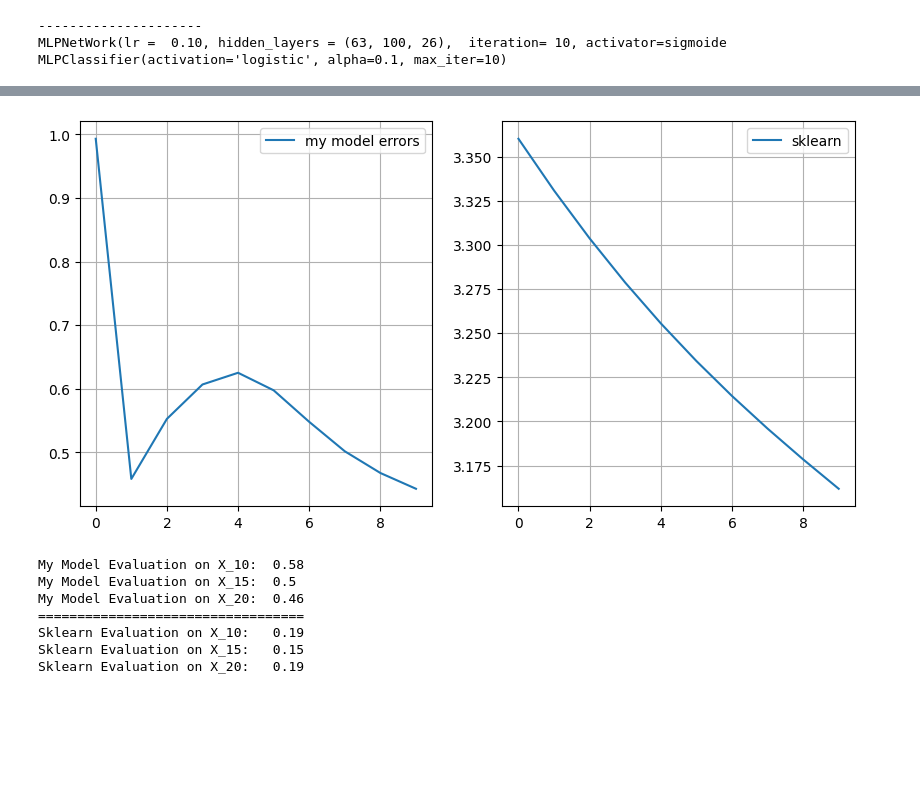
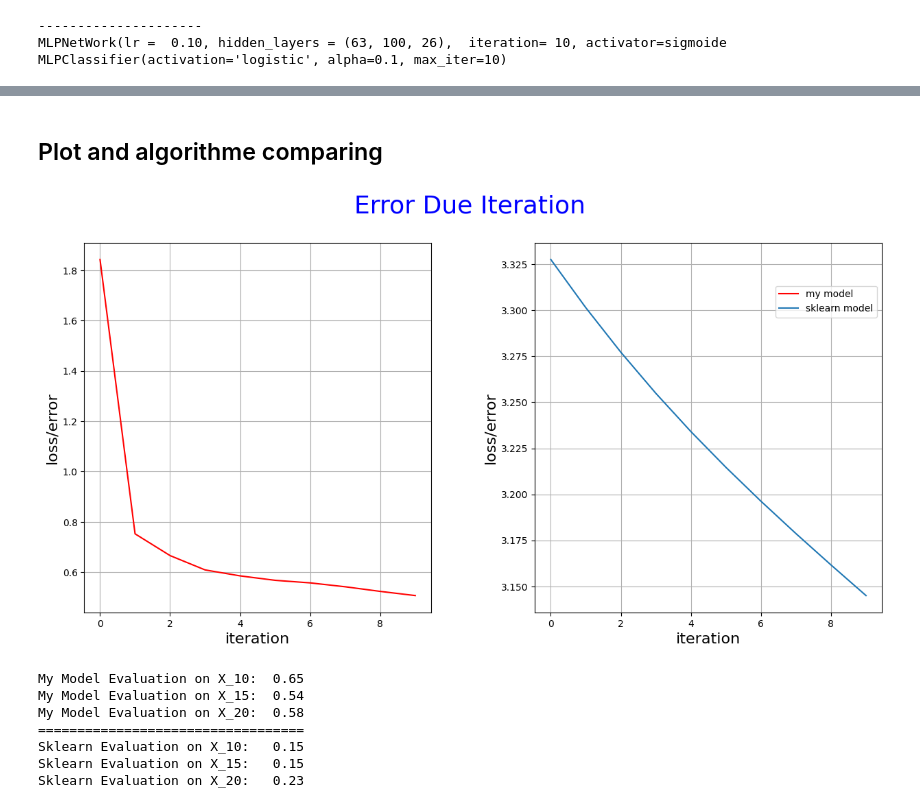
Before and after one commit to amirhu37/mlp-from-scratch, a Jupyter notebook: Multi-layer-perceptron.ipynb, the cells around one changed output, grey strips where cells are left out. Saved outputs shown, nothing was run; the diff lists cells and outputs as text; code cells hidden in the pictures; blank space fills up the shorter version.

```diff
--- a/Multi-layer-perceptron.ipynb
+++ b/Multi-layer-perceptron.ipynb
@@ -257,7 +294,7 @@ class MLPNetWork:
         self.layers : tuple[int,] = layers
         self.activation = activation
         self.max_iter : int = max_iter
-
+        self.fitted = False
         self.history = {"error" : []}
 
         match self.activation:
@@ -296,7 +333,7 @@ class MLPNetWork:
             inputs = list(inputs)
 
         current = Matrix.from_data([inputs]).transpose()
-        # print(current)
+        # print("current ",current.shape())
         self.data = [current]
         for layer in range(len(self.layers) -1):
             # print(self.layers)
@@ -358,18 +395,22 @@ class MLPNetWork:
                 out = self._feed_forward(inputs[j])
                 err = self._back_propogate(out, target[j])
 
+            errors.append(np.mean(np.abs(err)))
             # Adaptive Learning rate
-            errors.append(np.mean(np.abs(err)))
-            # self.lr =  self.lr * (1 - .1 * iter)
+            self.lr =  self.lr * (1 - .001 * iter)
 
 
         self.history = dict()
         errors = np.array(errors).reshape(-1).tolist()
         self.history["error" ] = errors
-        self.history['loss'] = errors[-1]
+        self.history['best_loss'] = errors[-1]
+        self.fitted = True
         return self
 
     def predict(self, inputs):
+        if not self.fitted:
+            raise ValueError("model was not build yet, run `fit()` first.")
+
         res = list()
 
         try:
@@ -392,7 +433,7 @@ class MLPNetWork:
             # print(predicted)
             return predicted
 
-    def evaluate(self, x_test, y_test):
+    def score(self, x_test, y_test):
         y_hat = np.array(self.predict(x_test))
         y_test = np.array(y_test)
 
@@ -450,21 +498,36 @@ print(my_model.bias)
+# %% [markdown]
+## Plot and algorithme comparing
 # %%
 from matplotlib import pyplot as plt
-fig, (ax1, ax2) = plt.subplots(1, 2, figsize=(10, 5))
-fig.set_label("Error Due Iteration")
-ax1.plot(my_model_history.history['error'], label = "my model errors")
-ax2.plot(sklearn_model_history.loss_curve_, label = "sklearn")
-ax1.legend()
-ax2.legend()
+import seaborn as sns
+
+my_model_loss_curve = my_model_history.history['error']
+
+
+
+fig, (ax1, ax2) = plt.subplots(1, 2, figsize=(15, 7))
+fig.suptitle("Error Due Iteration", fontsize=26, color = 'b' )
+plt.subplots_adjust(left= None, bottom=None, right= None , top=None, wspace=0.3, hspace=0.3)
+ax1.plot(my_model_loss_curve, label = "my model", color = 'r')
+ax1.set_xlabel('iteration' , fontsize=16)
+ax1.set_ylabel('loss/error' , fontsize=16)
+
+ax2.plot(sklearn_model_history.loss_curve_, label = "sklearn model")
+ax2.set_xlabel('iteration' , fontsize=16)
+ax2.set_ylabel('loss/error' , fontsize=16)
+
 ax2.grid()
 ax1.grid()
+
+fig.legend(loc='upper right', bbox_to_anchor=(.9,.8))
 plt.show()
 # %% [output]
-[figure, old version]
+[figure, new version]
 # %%
 # My Model
-my_eval_10 =  my_model.evaluate(X_10, Y_10)
-my_eval_15 =  my_model.evaluate(X_15, Y_15)
-my_eval_20 =  my_model.evaluate(X_20, Y_20)
+my_eval_10 =  my_model.score(X_10, Y_10)
+my_eval_15 =  my_model.score(X_15, Y_15)
+my_eval_20 =  my_model.score(X_20, Y_20)
 # Sklearn Model
 sklearn_eval_10 =  sklearn_model.score(X_10, Y_10)
 sklearn_eval_15 =  sklearn_model.score(X_15, Y_15)
@@ -481,13 +544,13 @@ print("Sklearn Evaluation on X_10:  " , round(sklearn_eval_10, 2) )
 print("Sklearn Evaluation on X_15:  " , round(sklearn_eval_15, 2) )
 print("Sklearn Evaluation on X_20:  " , round(sklearn_eval_20, 2) )
 # %% [output]
-My Model Evaluation on X_10:  0.58
-My Model Evaluation on X_15:  0.5
-My Model Evaluation on X_20:  0.46
+My Model Evaluation on X_10:  0.65
+My Model Evaluation on X_15:  0.54
+My Model Evaluation on X_20:  0.58
 ==================================
-Sklearn Evaluation on X_10:   0.19
+Sklearn Evaluation on X_10:   0.15
 Sklearn Evaluation on X_15:   0.15
-Sklearn Evaluation on X_20:   0.19
+Sklearn Evaluation on X_20:   0.23
 # %%
 print(f"My prediction on X_10 :     {my_model.predict(X_10)}")
 print(f"The true value of Y_10 is:  {Y_10}")
```
Also changed, not shown: parts of 17 cells of this notebook.
